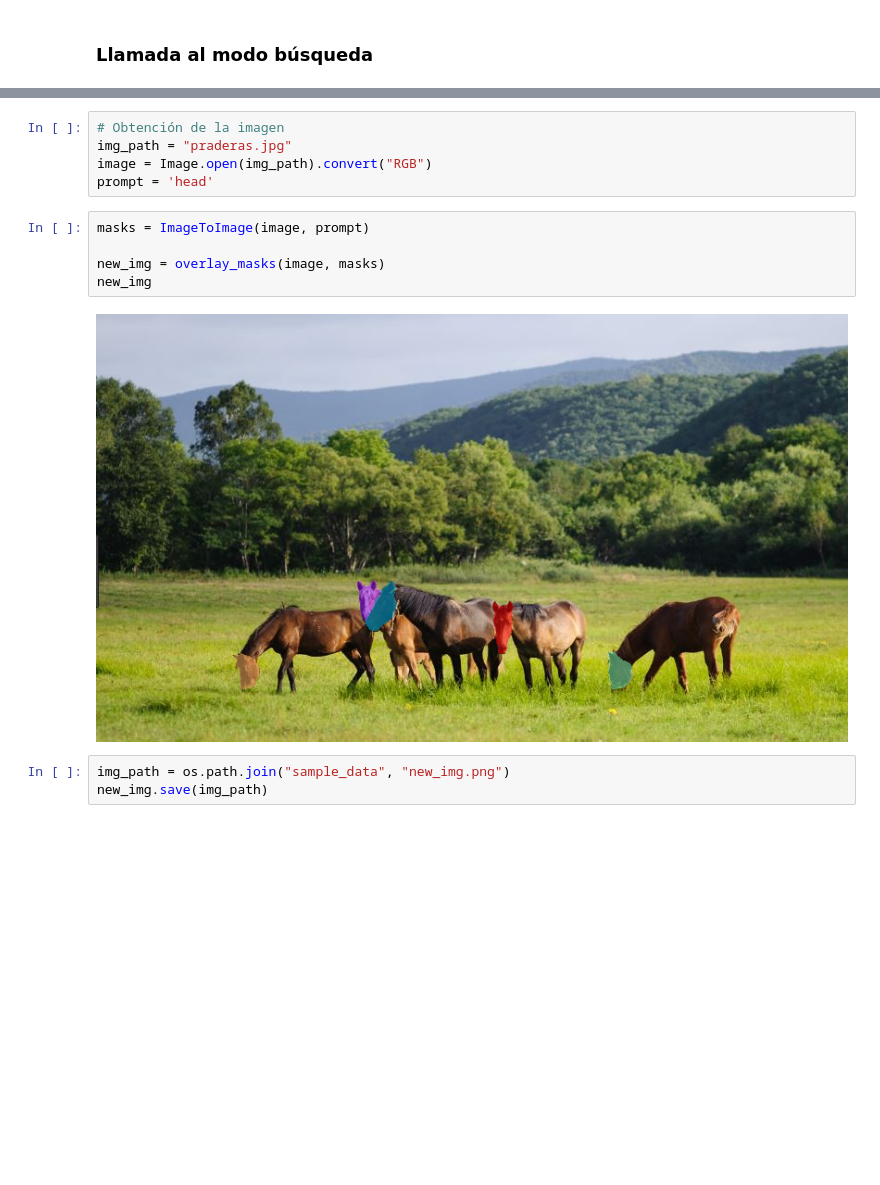
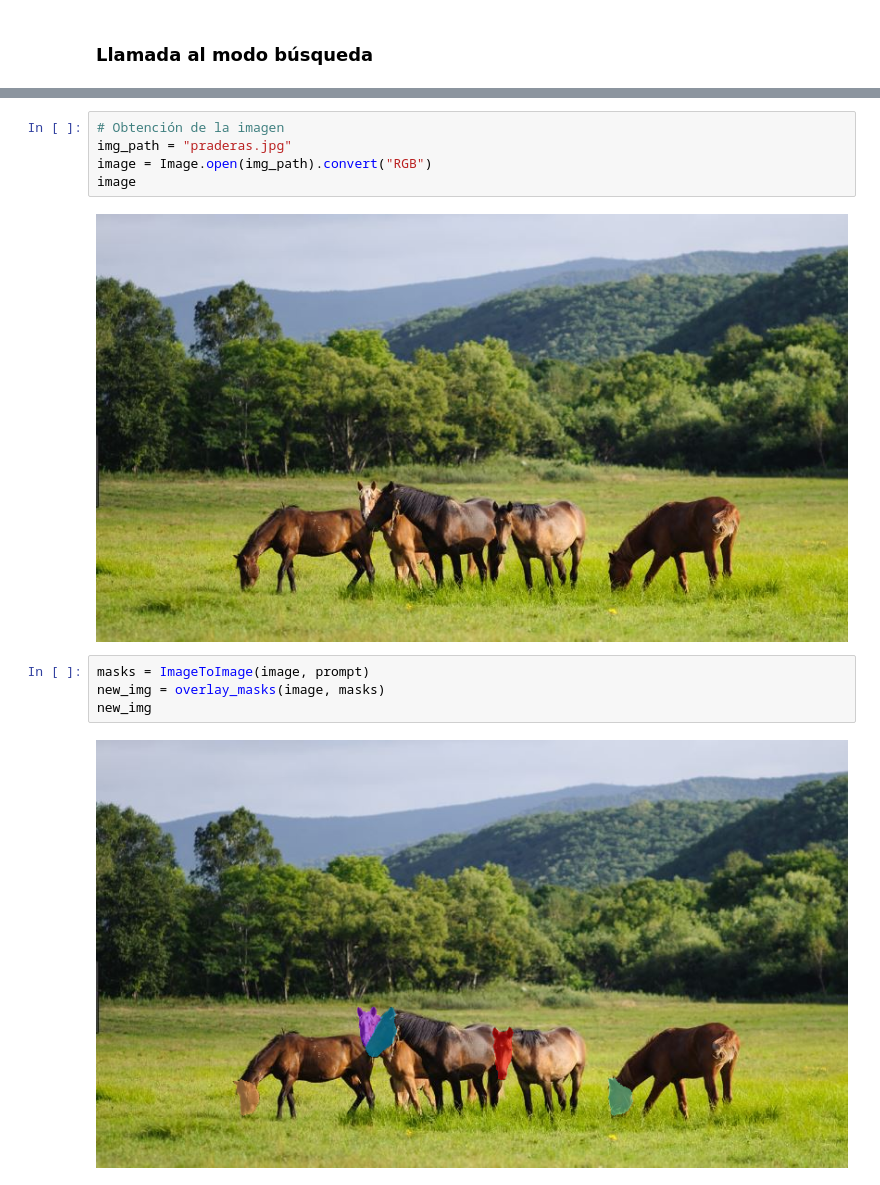
Before and after one commit to jomercre/Unblinded, a Jupyter notebook: Unblinded_busqueda.ipynb, the cells around one changed output, grey strips where cells are left out. Cells and saved outputs as stored; diff of their text form; blank space fills up the shorter version.

```diff
--- a/Unblinded_busqueda.ipynb
+++ b/Unblinded_busqueda.ipynb
@@ -124,15 +367,13 @@ login(token=token)
 # %%
 # Obtención de la imagen
 img_path = "praderas.jpg"
 image = Image.open(img_path).convert("RGB")
-prompt = 'head'
+image
+# %% [output]
+[figure, added]
 # %%
 masks = ImageToImage(image, prompt)
-
 new_img = overlay_masks(image, masks)
 new_img
 # %% [output]
 [figure]
-# %%
-img_path = os.path.join("sample_data", "new_img.png")
-new_img.save(img_path)
```
Also changed, not shown: parts of 16 cells of this notebook, 1 other file.
